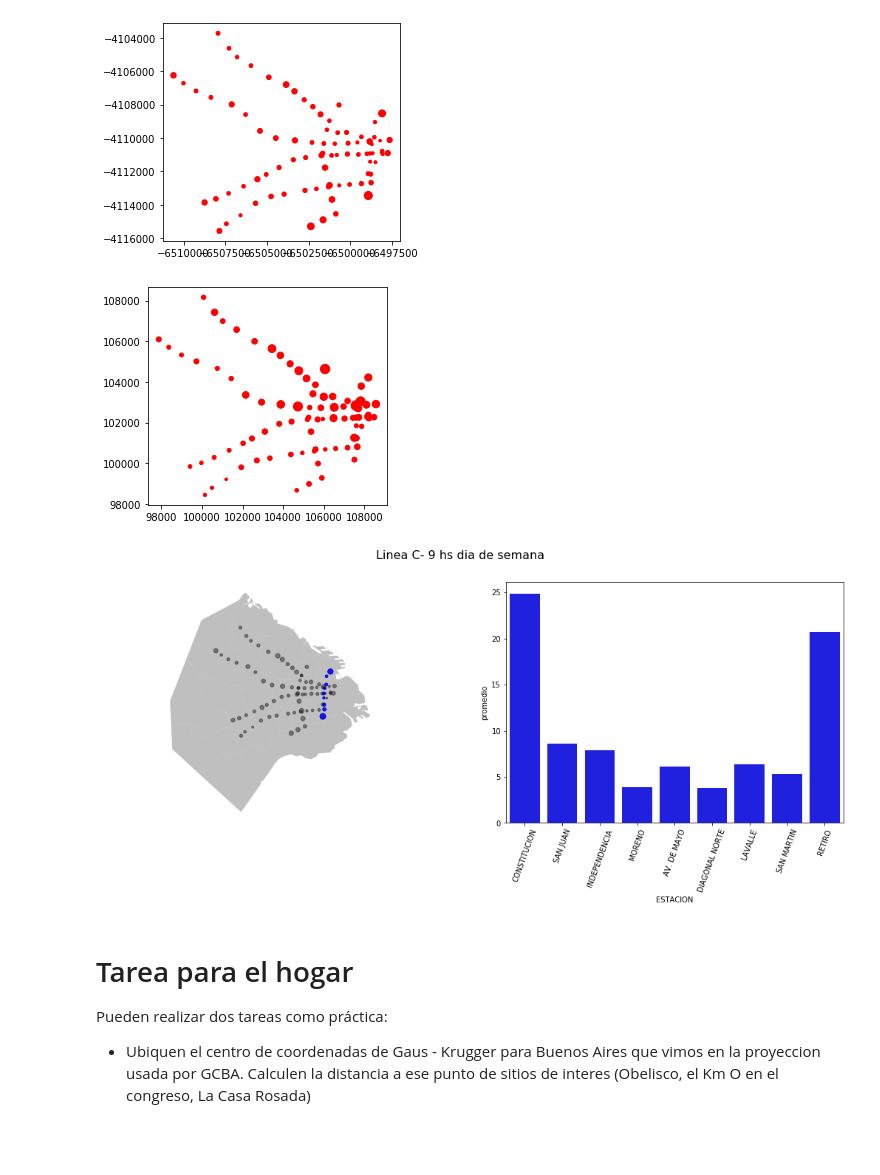
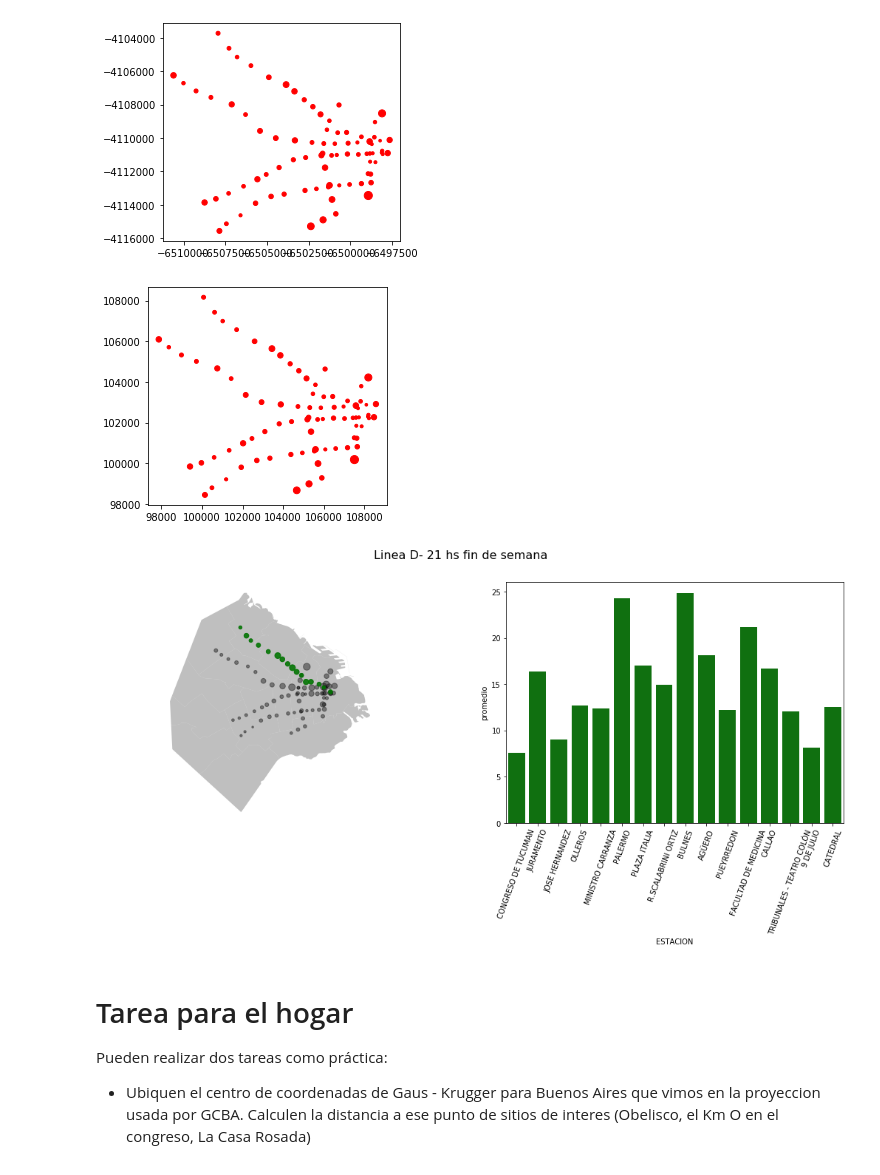
Before and after one commit to alephcero/analisis_espacial_python_2019, a Jupyter notebook: clase_3/lab_03 - GeoPandas.ipynb, the cells around one changed output. Drawn from its saved outputs; the diff is of its cells as text; code cells hidden in the pictures; blank space fills up the shorter version.

```diff
--- a/clase_3/lab_03 - GeoPandas.ipynb
+++ b/clase_3/lab_03 - GeoPandas.ipynb
@@ -199,8 +203,13 @@ ax.scatter(x,y)
 # %% [output]
 <matplotlib.collections.PathCollection at 0x...>
 [figure]
+# %%
+def extraer_x(coord):
+    return coord.x
 # %%
 #utilizando el metodo map, puedo extraer para cada punto sus coordenadas en x
-estaciones['x'] = estaciones.geometry.map(lambda coord: coord.x)
+estaciones['x'] = estaciones.geometry.map(lambda g: g.x)
+estaciones['x_2'] = estaciones.geometry.map(extraer_x)
+
 estaciones.head()
 # %% [output]
@@ -213,3 +222,5 @@ estaciones.head()
+# %%
+estaciones.drop('x_2',axis=1,inplace=True)
 # %% [markdown]
 Afortunadamente, los desarolladors de GeoPandas entendieron que esto es una tarea cotidiana y pusieron como metodo propio de las geoSeries extraer las coordenadas
 # %%
@@ -773,6 +864,8 @@ def funcion(dt):
     dt = dt.reindex(columns = ['ESTACION','LINEA','geometry'])
     dt = dt.iloc[0]
     return dt
+# %%
+estaciones.drop('siguiente',axis=1,inplace=True)
 # %%
 #luego aplicamos esta funcion con un apply a todo el dataset
 estaciones.groupby('LINEA').apply(funcion).reset_index(drop=True)
@@ -1032,9 +1145,9 @@ def verSubte(tipo_de_dia,hora):
     #realizamos el plot
     estaciones.plot(marker='.', color='red', markersize = estaciones['promedio']*10)
 # %%
-verSubte(hora = 21,tipo_de_dia = 'fin de semana')
+verSubte(hora = 8,tipo_de_dia = 'dia de semana')
 # %% [output]
-[figure, old version]
+[figure, new version]
 # %%
 def verSubteLindo(hora,tipo_de_dia,linea):
     #leo los datos de los molinetes
@@ -1094,9 +1207,9 @@ def verSubteLindo(hora,tipo_de_dia,linea):
 
     fig.suptitle('Linea ' + linea + '- '+ str(hora) + ' hs ' + tipo_de_dia, fontsize=16)
 # %%
-verSubteLindo(hora = 9,tipo_de_dia = 'dia de semana',linea = 'C')
+verSubteLindo(hora = 21,tipo_de_dia = 'fin de semana',linea = 'D')
 # %% [output]
-[figure, old version]
+[figure, new version]
 # %% [markdown]
 # Tarea para el hogar
 
```
Also changed, not shown: parts of 22 cells of this notebook, 26 other files.
